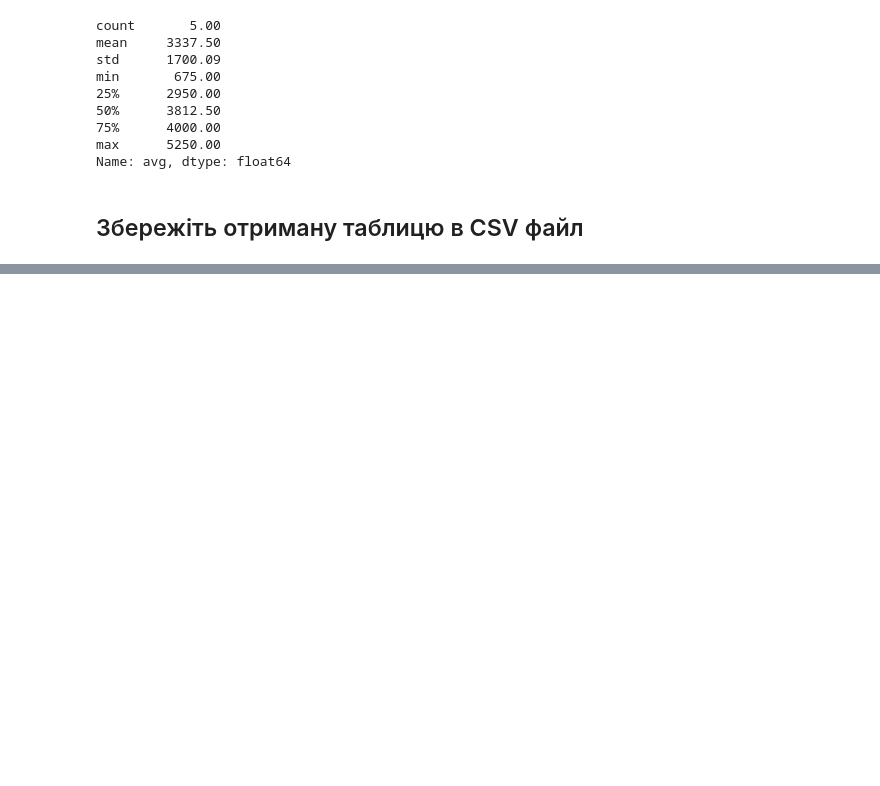
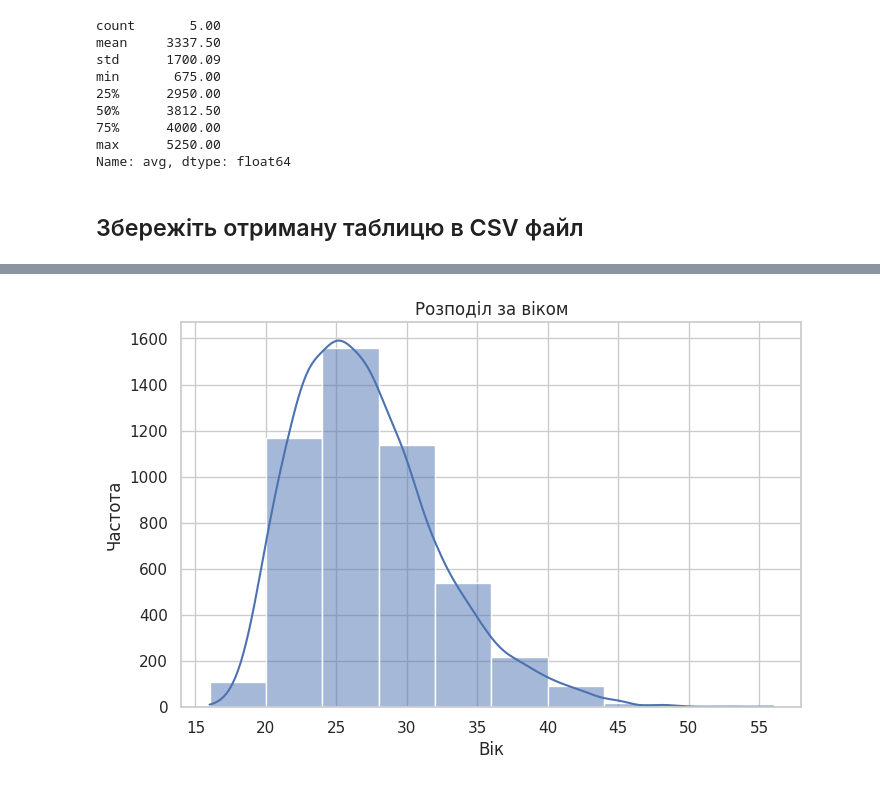
Before and after one commit to OleksiyM/Data_Science, a Jupyter notebook: Module_02/Hw2.2.ipynb, the cells around one changed output, grey strips where cells are left out. Saved outputs shown, nothing was run; the diff lists cells and outputs as text; code cells hidden in the pictures; blank space fills up the shorter version.

```diff
--- a/Module_02/Hw2.2.ipynb
+++ b/Module_02/Hw2.2.ipynb
@@ -191,0 +229,10 @@ grouped_by_job_and_salary.to_csv('salary_stat.csv')
+# %%
+#: Histogram of the age distribution
+plt.figure(figsize=(8, 5))
+sns.histplot(df['Вік'], bins=10, kde=True)
+plt.title('Розподіл за віком')
+plt.xlabel('Вік')
+plt.ylabel('Частота')
+plt.show()
+# %% [output]
+[figure, added]
```
Also changed, not shown: parts of 12 cells of this notebook.
